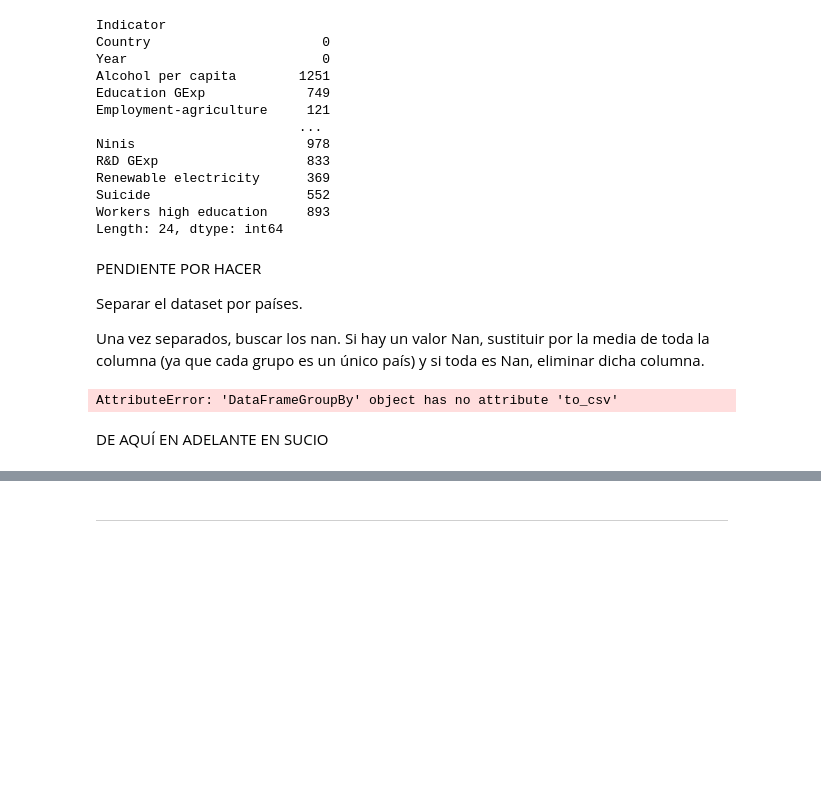
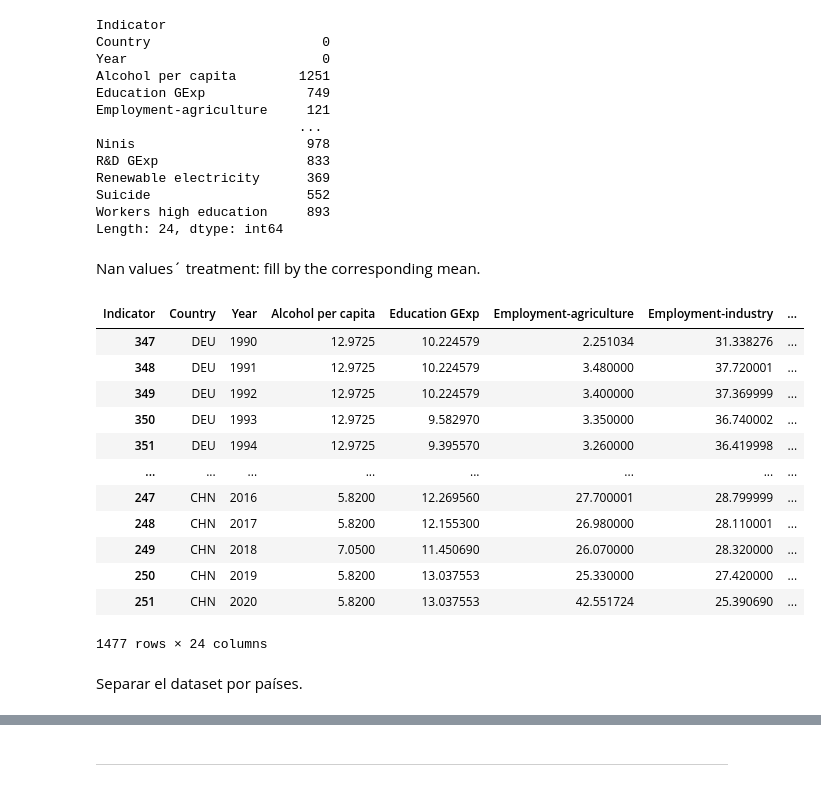
Before and after one commit to devonfw-forge/python-data-driven-decisions, a Jupyter notebook: CopyMaria Data-integration.ipynb, the cells around one changed output, grey strips where cells are left out. Cells and saved outputs as stored; diff of their text form; code cells hidden in the pictures; blank space fills up the shorter version.

```diff
--- a/CopyMaria Data-integration.ipynb
+++ b/CopyMaria Data-integration.ipynb
@@ -340,16 +340,48 @@ Renewable electricity      369
 Suicide                    552
 Workers high education     893
 Length: 24, dtype: int64
-# %% [markdown]
-PENDIENTE POR HACER
-
-Separar el dataset por países.
-
-Una vez separados, buscar los nan. Si hay un valor Nan, sustituir por la media de toda la columna (ya que cada grupo es un único país) y si toda es Nan, eliminar dicha columna.
-# %%
-country_grouped = transpuesto.groupby('Country')
-country_grouped.to_csv('country partitions')
-# %% [output]
-AttributeError: 'DataFrameGroupBy' object has no attribute 'to_csv'
-# %% [markdown]
-DE AQUÍ EN ADELANTE EN SUCIO
+# %% [markdown]
+Nan values´ treatment: fill by the corresponding mean.
+# %%
+df=transpuesto
+europe_list=['DEU','FRA','SWE','GBR','ESP','HRV','POL','GRC','AUT','NLD']
+persian_list=['IRQ','QAT','ARE','SAU','AZE','YEM','YDR','OMN']
+naf_list=['DZA','EGY','LBY','ISR','TUR','MAR']
+saf_list=['SEN','ZAF','LBR','MOZ','CMR','NGA','GHA']
+asia_list=['BGD','IND','VNM','THA','IDN','PHL','KOR']
+latam_list=['MEX','BRA','ARG','PER','VEN','COL','CHL','PCZ','CRI']
+two_list=['USA','CHN']
+country_list=europe_list+persian_list+naf_list+saf_list+asia_list+latam_list+two_list
+
+dat=df.loc[df.loc[:, 'Country'] == country_list[0]]
+
+mean_dat=dat.mean()
+
+data=dat.fillna(mean_dat,inplace=False)
+for i in range(1,len(country_list)):
+
+    dat=df.loc[df.loc[:, 'Country'] == country_list[i]]
+
+    mean_dat=dat.mean()
+
+    datc=dat.fillna(mean_dat,inplace=False)
+
+    data=data.append(datc)
+
+data
+# %% [output]
+| Indicator | Country | Year | Alcohol per capita | Education GExp | Employment-agriculture | Employment-industry | ... |
+| 347 | DEU | 1990 | 12.9725 | 10.224579 | 2.251034 | 31.338276 | ... |
+| 348 | DEU | 1991 | 12.9725 | 10.224579 | 3.480000 | 37.720001 | ... |
+| 349 | DEU | 1992 | 12.9725 | 10.224579 | 3.400000 | 37.369999 | ... |
+| 350 | DEU | 1993 | 12.9725 | 9.582970 | 3.350000 | 36.740002 | ... |
+| 351 | DEU | 1994 | 12.9725 | 9.395570 | 3.260000 | 36.419998 | ... |
+| ... | ... | ... | ... | ... | ... | ... | ... |
+| 247 | CHN | 2016 | 5.8200 | 12.269560 | 27.700001 | 28.799999 | ... |
+| 248 | CHN | 2017 | 5.8200 | 12.155300 | 26.980000 | 28.110001 | ... |
+| 249 | CHN | 2018 | 7.0500 | 11.450690 | 26.070000 | 28.320000 | ... |
+| 250 | CHN | 2019 | 5.8200 | 13.037553 | 25.330000 | 27.420000 | ... |
+| 251 | CHN | 2020 | 5.8200 | 13.037553 | 42.551724 | 25.390690 | ... |
+1477 rows × 24 columns
+# %% [markdown]
+Separar el dataset por países.
```
Also changed, not shown: parts of 27 cells of this notebook.
